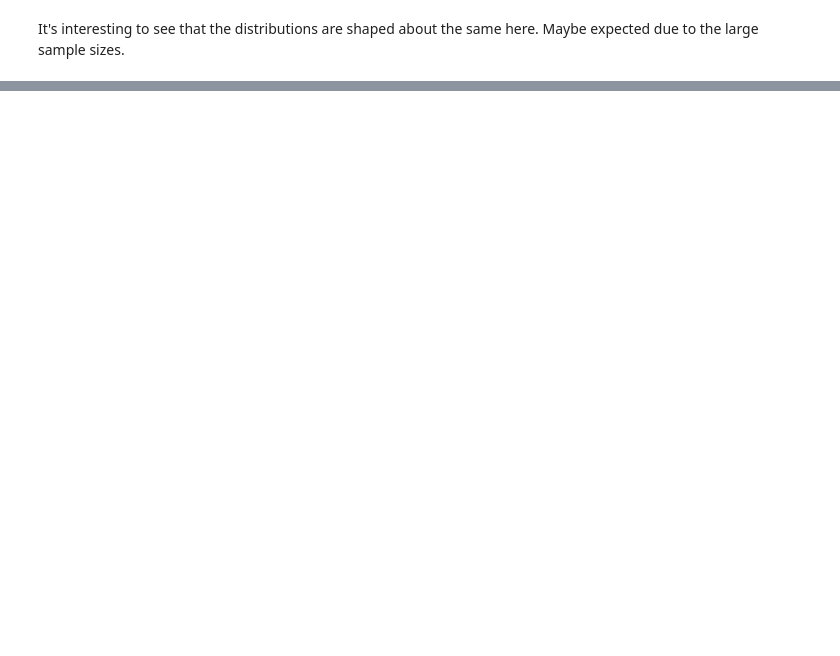
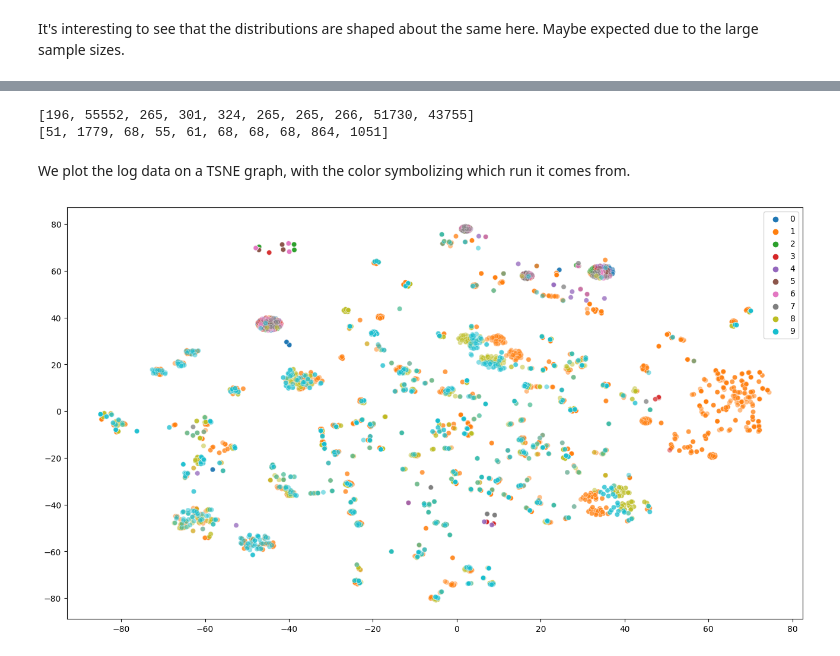
Before and after one commit to aicoe-aiops/ocp-ci-analysis, a Jupyter notebook: notebooks/data-sources/TestGrid/unexpected_failures_logs.ipynb, the cells around one changed output, grey strips where cells are left out. Saved outputs shown, nothing was run; the diff lists cells and outputs as text; code cells hidden in the pictures; blank space fills up the shorter version.

```diff
--- a/notebooks/data-sources/TestGrid/unexpected_failures_logs.ipynb
+++ b/notebooks/data-sources/TestGrid/unexpected_failures_logs.ipynb
@@ -264,0 +334,36 @@ It's interesting to see that the distributions are shaped about the same here. M
+# %%
+# look at only the errors
+error_lines = []
+log_lines = []
+
+for tstamp in unexp_tstamps:
+    r = requests.get(build_log_url_for(job, tstamp))
+    line_list = r.text.split('\n')
+    log_lines.append(line_list)
+    line_list = [line for line in line_list if 'error' in line.lower()]
+    error_lines.append(line_list)
+# %%
+# print number of lines
+print([len(log_line) for log_line in log_lines])
+print([len(error_line) for error_line in error_lines])
+# %% [output]
+[196, 55552, 265, 301, 324, 265, 265, 266, 51730, 43755]
+[51, 1779, 68, 55, 61, 68, 68, 68, 864, 1051]
+# %%
+all_letters = [[get_letters_vector(e) for e in error_line] for error_line in error_lines]
+# %% [markdown]
+We plot the log data on a TSNE graph, with the color symbolizing which run it comes from.
+# %%
+run_class = []
+for i, length in enumerate([len(error_line) for error_line in error_lines]):
+    run_class += [str(i)]*length
+# %%
+letters_tg = list(itertools.chain.from_iterable(all_letters))
+tsne = TSNE()
+letters_tg_out = tsne.fit_transform(letters_tg)
+# %%
+plt.figure(figsize = (16, 9))
+ax = sns.scatterplot(x = letters_tg_out[:,0], y = letters_tg_out[:,1], hue = run_class, alpha = 0.5)
+plt.show()
+# %% [output]
+[figure, added]
```
Also changed, not shown: parts of 46 cells of this notebook.
